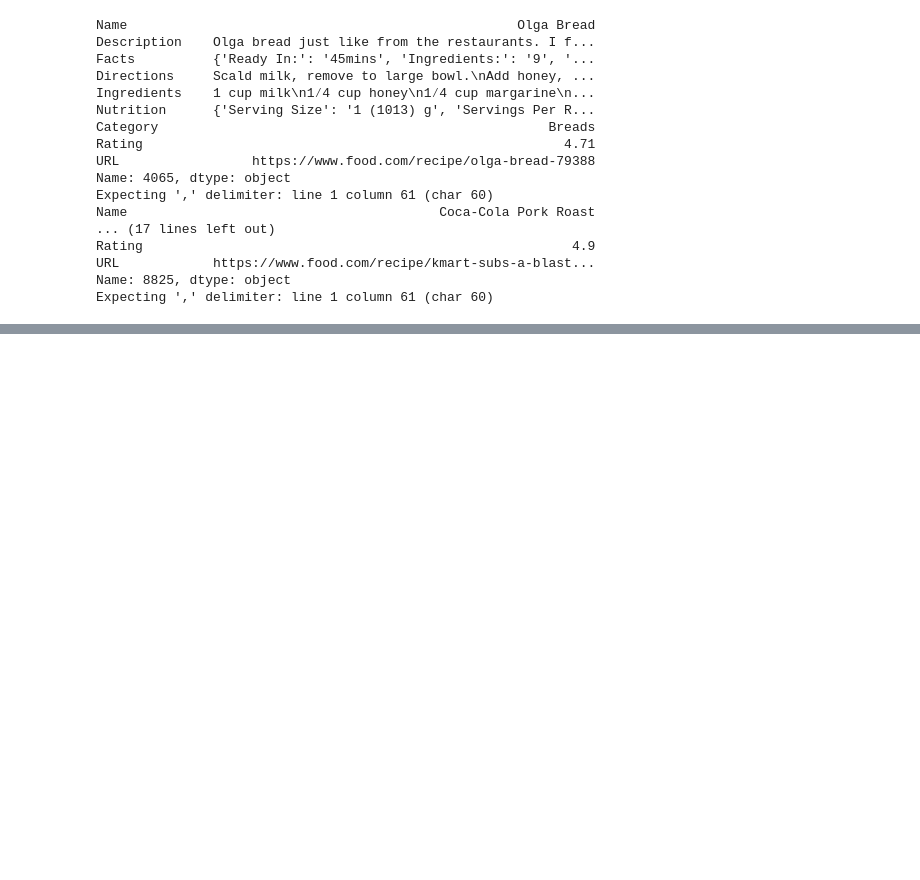
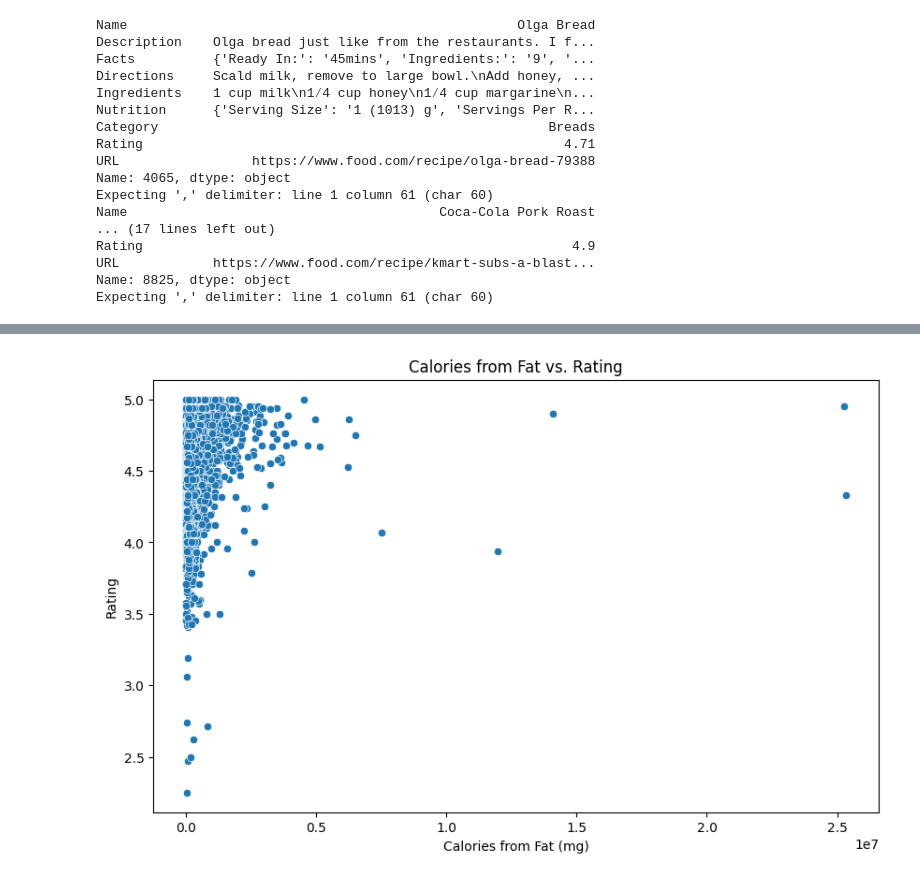
Before and after one commit to rabin-k/Recipe-Generator, a Jupyter notebook: notebook/recipes.ipynb, the cells around one changed output, grey strips where cells are left out. Saved outputs shown, nothing was run; the diff lists cells and outputs as text; code cells hidden in the pictures; blank space fills up the shorter version.

```diff
--- a/notebook/recipes.ipynb
+++ b/notebook/recipes.ipynb
@@ -242,0 +288,10 @@ df.head()
+# %%
+# Calories vs. Rating
+plt.figure(figsize=(10, 6))
+sns.scatterplot(x='Calories from Fat', y='Rating', data=df)
+plt.title('Calories from Fat vs. Rating')
+plt.xlabel('Calories from Fat (mg)')
+plt.ylabel('Rating')
+plt.show()
+# %% [output]
+[figure, added]
```
Also changed, not shown: parts of 6 cells of this notebook.
